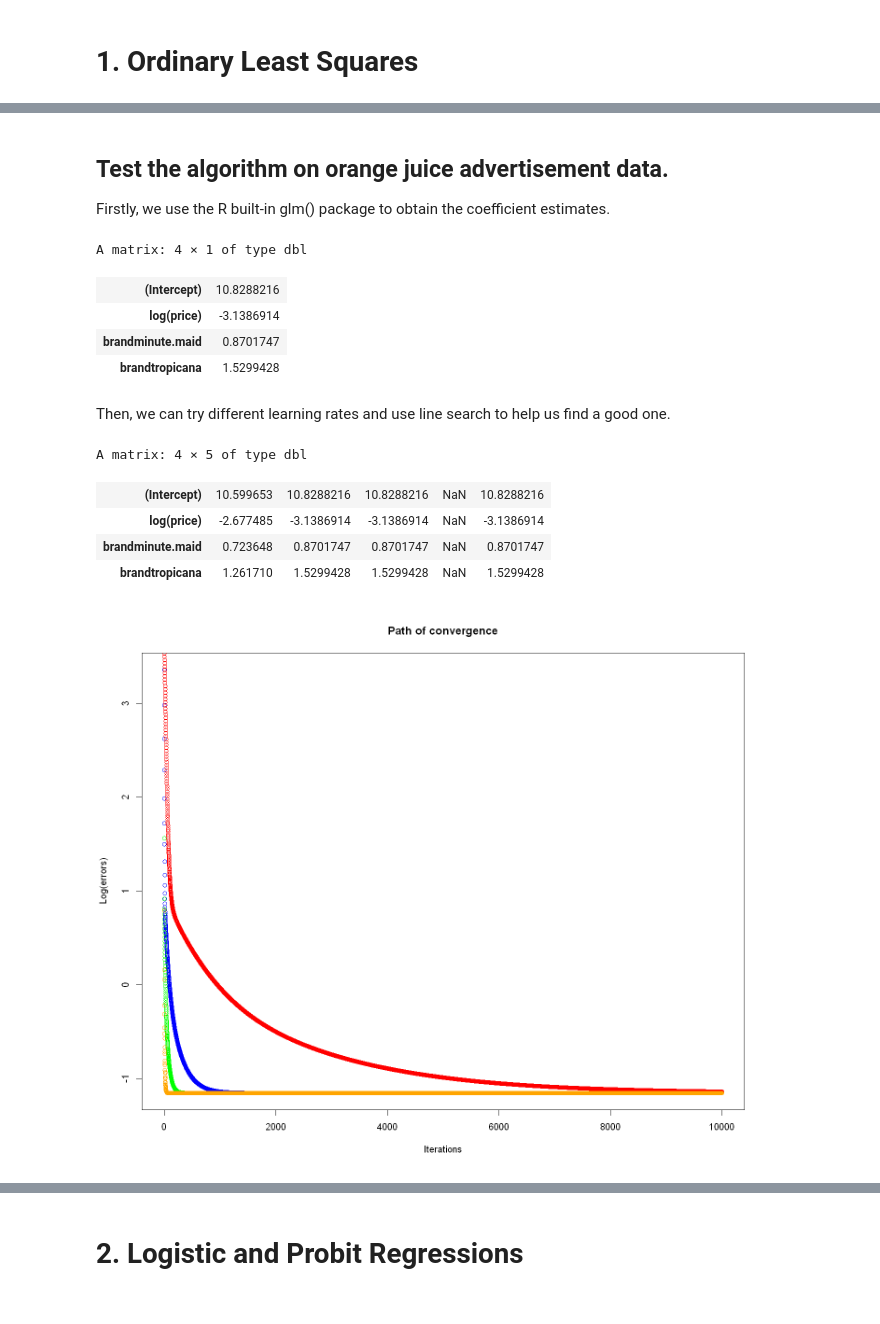
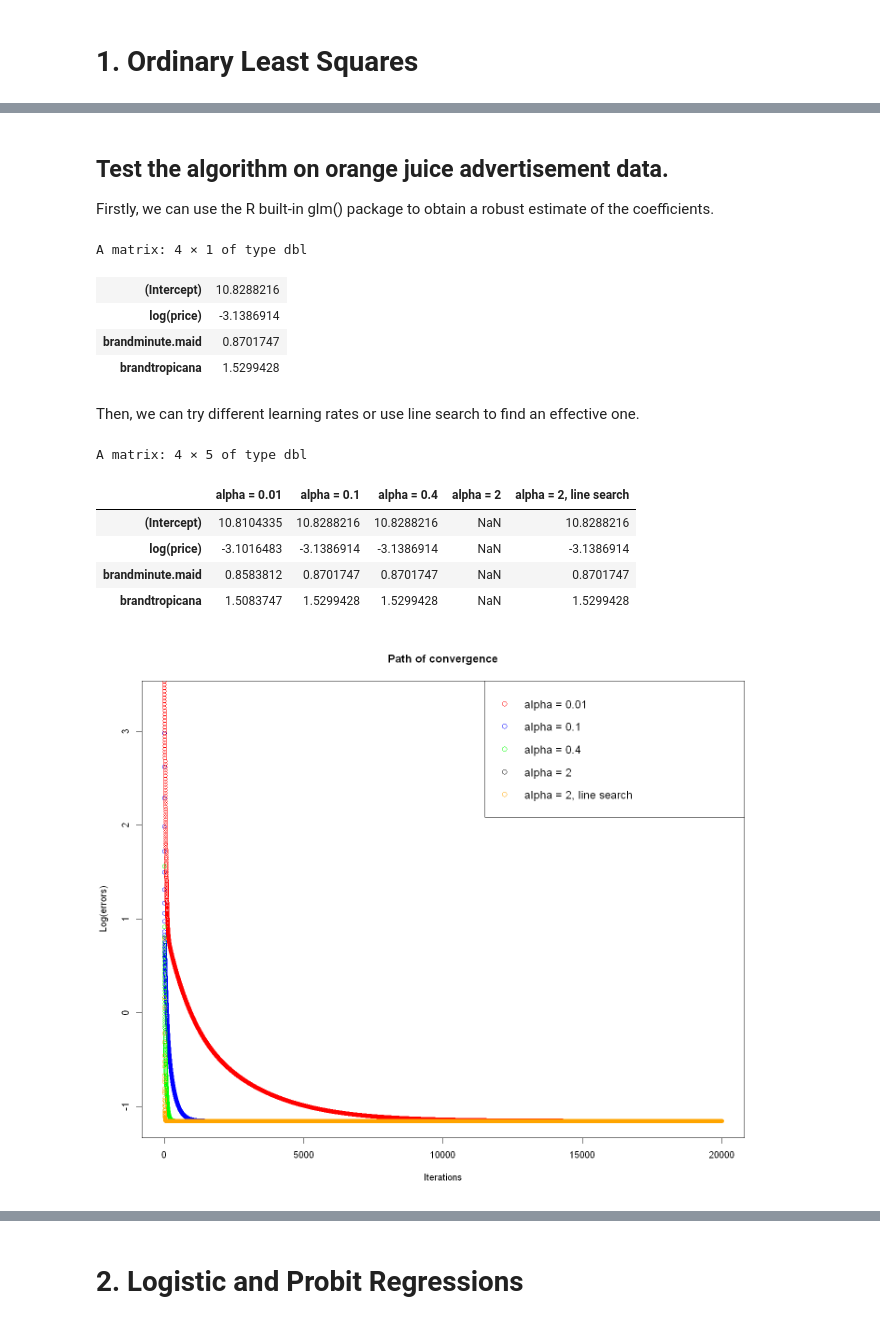
Before and after one commit to uclayanbo/OptimizationProjects, a Jupyter notebook: Project 1.ipynb, the cells around one changed output, grey strips where cells are left out. Cells and saved outputs as stored; diff of their text form; code cells hidden in the pictures.

```diff
--- a/Project 1.ipynb
+++ b/Project 1.ipynb
@@ -35,16 +35,14 @@ OLS_cost <- function(X, y, beta) {
 }
 
 OLS_gradient <- function(X, y, beta) {
-    return(t(X) %*% (y - X %*% beta) / length(y))
+    return(-t(X) %*% (y - X %*% beta) / length(y))
 }
 # %%
 #Define the gradient descent function.
-gradient_descent <- function(X, y, beta_init = rep(0, ncol(X)), alpha = 0.01, num_iters = 10^4,
-                             error_func = OLS_cost, grad_func = OLS_gradient, history_var = "log(price)",
-                             linesearch = FALSE, linesearch_c = 0.1) {
+gradient_descent <- function(X, y, beta_init = rep(0, ncol(X)), alpha = 0.01, num_iters = 2*10^4,
+                             error_func = OLS_cost, grad_func = OLS_gradient, linesearch = FALSE, linesearch_c = 0.1) {
 
-    #Record beta for one of the coefficients and errors (cost values) from each iteration.
-    beta_history <- rep(0, num_iters)
+    #Record errors (cost values) from each iteration.
     error_history <- rep(0, num_iters)
 
     #Initialize beta.
@@ -57,7 +55,7 @@ gradient_descent <- function(X, y, beta_init = rep(0, ncol(X)), alpha = 0.01, nu
     for (i in 1:num_iters) {
         error_old <- error_func(X, y, beta)
         delta <- grad_func(X, y, beta)
-        beta <- beta + alpha * delta
+        beta <- beta - alpha * delta
 
         #Implement backtracking line search.
         if (linesearch == TRUE) {
@@ -65,21 +63,20 @@ gradient_descent <- function(X, y, beta_init = rep(0, ncol(X)), alpha = 0.01, nu
                 error_old <- error_func(X, y, beta)
                 alpha = alpha / 2
                 delta <- grad_func(X, y, beta)
-                beta <- beta + alpha * delta
+                beta <- beta - alpha * delta
             }
             alpha <- alpha_init
         }
 
         error_history[i] <- error_func(X, y, beta)
-        beta_history[i] <- beta[history_var, 1]
     }
 
     #Return the history for plotting.
-    return(list(beta, error_history, beta_history))
+    return(list(beta, error_history))
 }
 # %% [markdown]
 ## Test the algorithm on orange juice advertisement data.
-Firstly, we use the R built-in glm() package to obtain the coefficient estimates.
+Firstly, we can use the R built-in glm() package to obtain a robust estimate of the coefficients.
 # %%
 oj <- read.csv("C:/Users/yanbo/OneDrive/Stanford MS&E 311 Optimization/oj.csv")
 X <- model.matrix(log(sales) ~ log(price) + brand, data = oj)
@@ -94,25 +91,32 @@ A matrix: 4 × 1 of type dbl
 | brandminute.maid | 0.8701747 |
 | brandtropicana | 1.5299428 |
 # %% [markdown]
-Then, we can try different learning rates and use line search to help us find a good one.
+Then, we can try different learning rates or use line search to find an effective one.
 # %%
 betalist001 <- gradient_descent(X, y)
 betalist01 <- gradient_descent(X, y, alpha = 0.1)
 betalist04 <- gradient_descent(X, y, alpha = 0.4)
 betalist2 <- gradient_descent(X, y, alpha = 2)
 betalist_ls <- gradient_descent(X, y, alpha = 2, linesearch = TRUE)
-cbind(betalist001[[1]], betalist01[[1]], betalist04[[1]], betalist2[[1]], betalist_ls[[1]])
+
+display <- cbind(betalist001[[1]], betalist01[[1]], betalist04[[1]], betalist2[[1]], betalist_ls[[1]])
+colnames(display) <- c("alpha = 0.01", "alpha = 0.1", "alpha = 0.4", "alpha = 2", "alpha = 2, line search")
+display
 # %% [output]
 A matrix: 4 × 5 of type dbl
-| (Intercept) | 10.599653 | 10.8288216 | 10.8288216 | NaN | 10.8288216 |
-| log(price) | -2.677485 | -3.1386914 | -3.1386914 | NaN | -3.1386914 |
-| brandminute.maid | 0.723648 | 0.8701747 | 0.8701747 | NaN | 0.8701747 |
-| brandtropicana | 1.261710 | 1.5299428 | 1.5299428 | NaN | 1.5299428 |
+|  | alpha = 0.01 | alpha = 0.1 | alpha = 0.4 | alpha = 2 | alpha = 2, line search |
+| (Intercept) | 10.8104335 | 10.8288216 | 10.8288216 | NaN | 10.8288216 |
+| log(price) | -3.1016483 | -3.1386914 | -3.1386914 | NaN | -3.1386914 |
+| brandminute.maid | 0.8583812 | 0.8701747 | 0.8701747 | NaN | 0.8701747 |
+| brandtropicana | 1.5083747 | 1.5299428 | 1.5299428 | NaN | 1.5299428 |
 # %%
 #Visualize the path of convergence.
 plot(log(betalist01[[2]]), col = 'blue', main = 'Path of convergence', ylab = 'Log(errors)', xlab = 'Iterations')
 points(log(betalist001[[2]]), col = 'red')
 points(log(betalist04[[2]]), col = 'green')
+points(log(betalist2[[2]]), col = 'black')
 points(log(betalist_ls[[2]]), col = 'orange')
+legend("topright", legend = c("alpha = 0.01", "alpha = 0.1", "alpha = 0.4", "alpha = 2", "alpha = 2, line search"),
+       col = c("red", "blue", "green", "black", "orange"), bty = "o", pch = 1, cex = 1.2)
 # %% [output]
-[figure, old version]
+[figure, new version]
```
Also changed, not shown: parts of 26 cells of this notebook.
